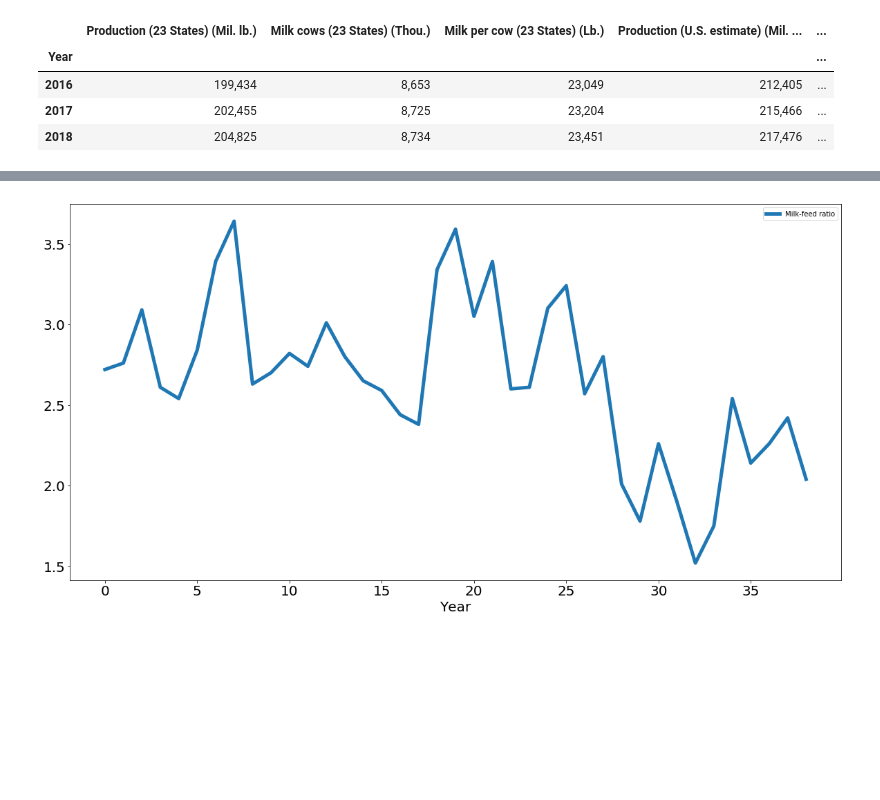
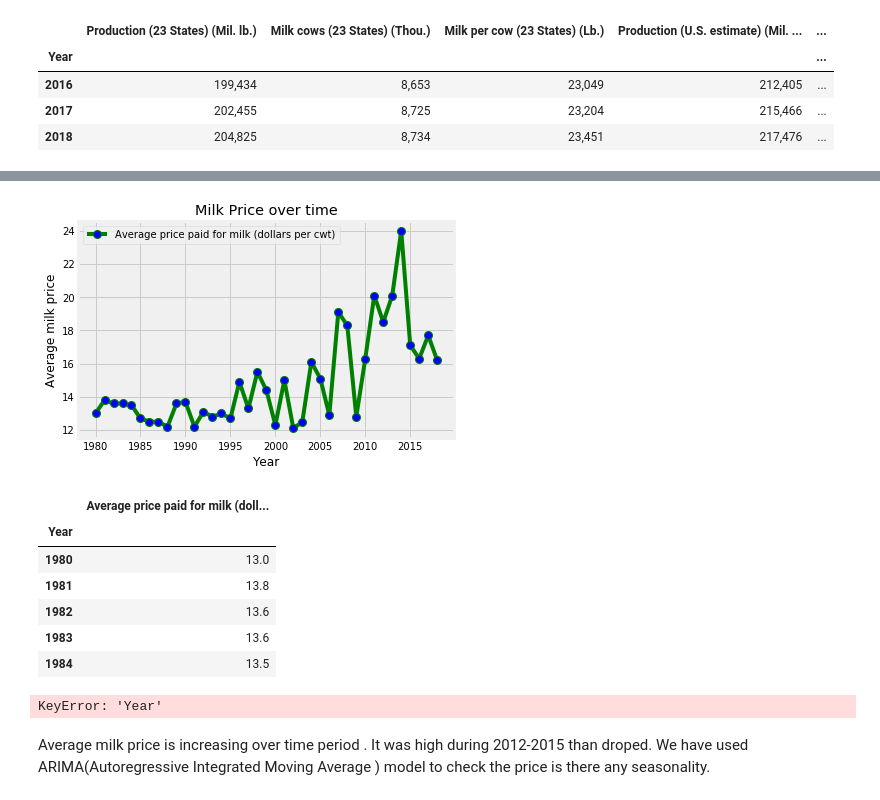
Before and after one commit to Ashraf4068/Dairy_project, a Jupyter notebook: dairy_test.ipynb, the cells around one changed output, grey strips where cells are left out. Saved outputs shown, nothing was run; the diff lists cells and outputs as text; code cells hidden in the pictures; blank space fills up the shorter version.

```diff
--- a/dairy_test.ipynb
+++ b/dairy_test.ipynb
@@ -7,0 +1,20 @@ import json
+# %%
+# Dependencies
+import pandas as pd
+import numpy as np
+import matplotlib.pyplot as plt
+import requests
+import json
+import math
+import  statsmodels as sm
+import statsmodels.api as sm
+from statsmodels.tsa.arima_model import ARIMA
+from matplotlib import pyplot
+plt.style.use('fivethirtyeight')
+from plotly.plotly import plot_mpl
+from statsmodels.tsa.seasonal import seasonal_decompose
+import plotly.plotly as ply
+import cufflinks as cf
+#import cufflinks as cf
+#import plotly
+from pyramid.arima import auto_arima
@@ -110,6 +114,0 @@ time_series_analysis.head()
-# %%
-time_analysis=time_series_analysis[['Milk-feed ratio']]
-time_analysis.plot(figsize=(20,10), linewidth=5, fontsize=20)
-plt.xlabel('Year', fontsize=20);
-# %% [output]
-[figure, removed]
@@ -115,0 +148,35 @@ plt.xlabel('Year', fontsize=20);
+# %%
+time_series_analysis.plot(x='Year', y='Average price paid for milk (dollars per cwt)', color="g",marker='o', markerfacecolor='blue', markersize=8, linewidth=4)
+plt.title("Milk Price over time")
+plt.xlabel('Year', fontsize=12);
+plt.ylabel('Average milk price', fontsize=12);
+# %% [output]
+[figure, added]
+# %%
+reduced_time_df = time_series_analysis.loc[:, ["Year", "Average price paid for milk (dollars per cwt)"]]
+reduced_time_df.head()
+new_red=reduced_time_df.set_index("Year")
+new_red.head()
+#reduced_time_df = reduced_time_df.loc[(reduced_time_df["pledged"] > 0)]
+#reduced_time_df.head()
+# %% [output]
+|  | Average price paid for milk (doll... |
+| Year |  |
+| 1980 | 13.0 |
+| 1981 | 13.8 |
+| 1982 | 13.6 |
+| 1983 | 13.6 |
+| 1984 | 13.5 |
+# %%
+#new_red.iplot(title="Milk price")
+
+#new_red = pd.DataFrame(np.cumsum(np.random.randn(104)),
+                  #columns=['price'], index=datelist)
+
+plt.plot(new_red['Year'].index, new_red['Year'].values)
+#plt.plot(new_red[2017:].index, new_red[2017:].values)
+# If you don't like the break in the graph, change 90 to 89 in the above line
+plt.gcf().autofmt_xdate()
+plt.show()
+# %% [output]
+KeyError: 'Year'
@@ -115,0 +214,2 @@ plt.xlabel('Year', fontsize=20);
+# %% [markdown]
+Average milk price is increasing over time period . It was high during 2012-2015 than droped. We have used ARIMA(Autoregressive Integrated Moving Average ) model to check the price is there any seasonality.
```
Also changed, not shown: parts of 13 cells of this notebook, 3 other files.
